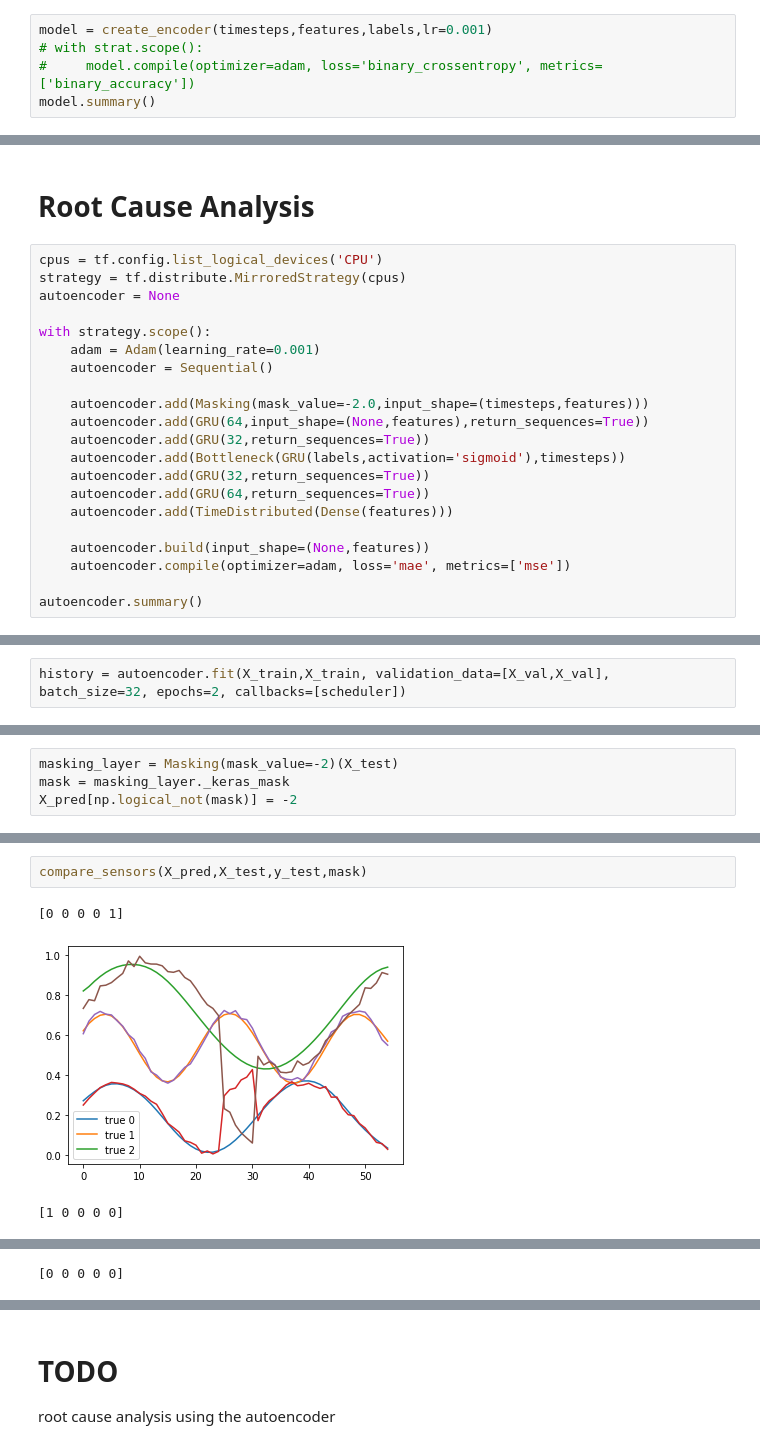
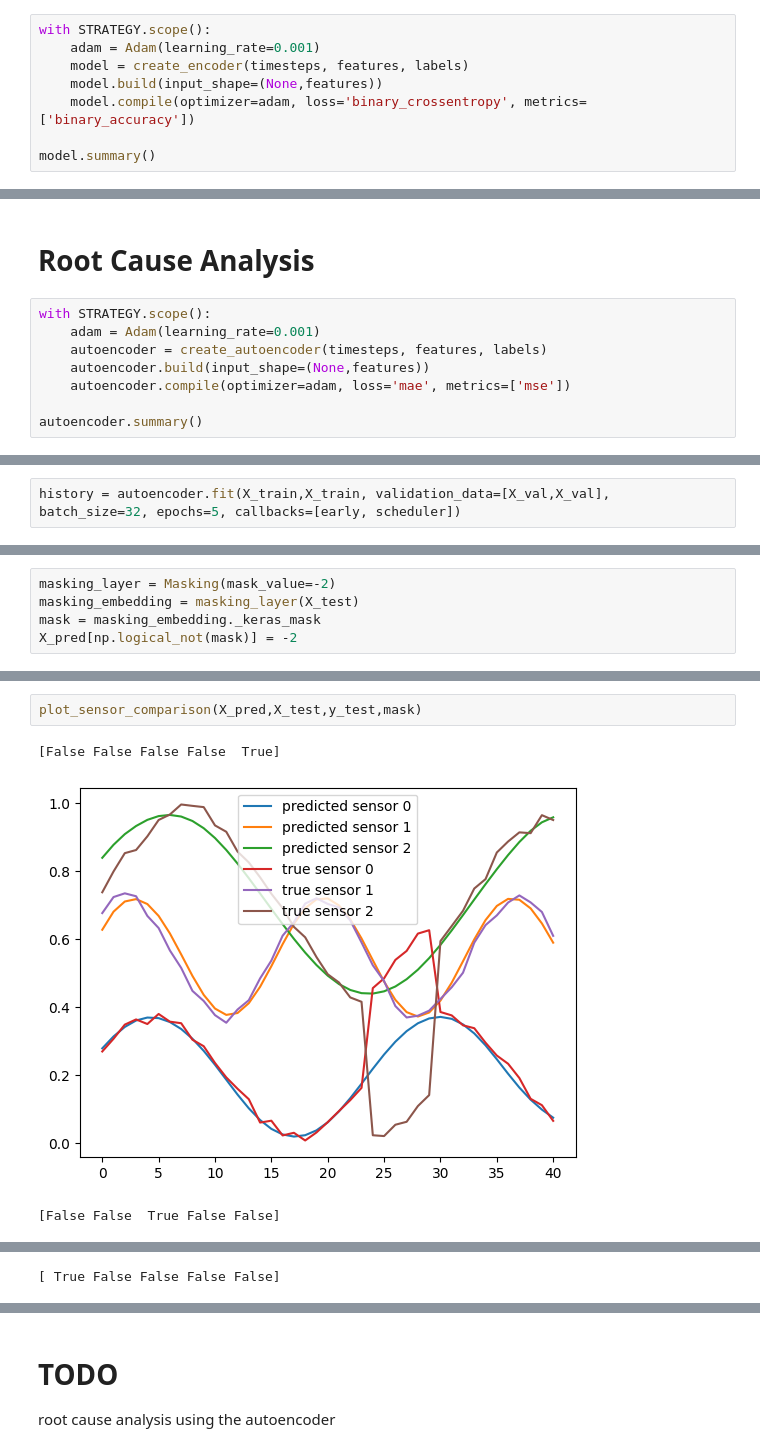
Before and after one commit to lucapl/Candy-Learning, a Jupyter notebook: report.ipynb, the cells around one changed output, grey strips where cells are left out. Drawn from its saved outputs; the diff is of its cells as text.

```diff
--- a/report.ipynb
+++ b/report.ipynb
@@ -105,8 +108,11 @@ X_val,y_val = X[val_idx],y[val_idx]
 # %% [markdown]
 # The Model
 # %%
-model = create_encoder(timesteps,features,labels,lr=0.001)
-# with strat.scope():
-#     model.compile(optimizer=adam, loss='binary_crossentropy', metrics=['binary_accuracy'])
+with STRATEGY.scope():
+	adam = Adam(learning_rate=0.001)
+	model = create_encoder(timesteps, features, labels)
+	model.build(input_shape=(None,features))
+	model.compile(optimizer=adam, loss='binary_crossentropy', metrics=['binary_accuracy'])
+
 model.summary()
 # %% [output]
@@ -214,22 +230,9 @@ array([[0, 0, 0, 0, 1],
 # %% [markdown]
 # Root Cause Analysis
 # %%
-cpus = tf.config.list_logical_devices('CPU')
-strategy = tf.distribute.MirroredStrategy(cpus)
-autoencoder = None
-
-with strategy.scope():
+with STRATEGY.scope():
 	adam = Adam(learning_rate=0.001)
-	autoencoder = Sequential()
-
-	autoencoder.add(Masking(mask_value=-2.0,input_shape=(timesteps,features)))
-	autoencoder.add(GRU(64,input_shape=(None,features),return_sequences=True))
-	autoencoder.add(GRU(32,return_sequences=True))
-	autoencoder.add(Bottleneck(GRU(labels,activation='sigmoid'),timesteps))
-	autoencoder.add(GRU(32,return_sequences=True))
-	autoencoder.add(GRU(64,return_sequences=True))
-	autoencoder.add(TimeDistributed(Dense(features)))
-
+	autoencoder = create_autoencoder(timesteps, features, labels)
 	autoencoder.build(input_shape=(None,features))
 	autoencoder.compile(optimizer=adam, loss='mae', metrics=['mse'])
 
@@ -259,3 +262,3 @@ plot_model(autoencoder)
 # %%
-history = autoencoder.fit(X_train,X_train, validation_data=[X_val,X_val], batch_size=32, epochs=2, callbacks=[scheduler])
+history = autoencoder.fit(X_train,X_train, validation_data=[X_val,X_val], batch_size=32, epochs=5, callbacks=[early, scheduler])
 # %% [output]
@@ -275,4 +294,5 @@ autoencoder.evaluate(X_test,X_test)
 # %%
-masking_layer = Masking(mask_value=-2)(X_test)
-mask = masking_layer._keras_mask
+masking_layer = Masking(mask_value=-2)
+masking_embedding = masking_layer(X_test)
+mask = masking_embedding._keras_mask
 X_pred[np.logical_not(mask)] = -2
@@ -283,6 +310,6 @@ keras.src.callbacks.History
 # %%
-compare_sensors(X_pred,X_test,y_test,mask)
+plot_sensor_comparison(X_pred,X_test,y_test,mask)
 # %% [output]
-[0 0 0 0 1]
+[False False False False  True]
-[figure, old version]
+[figure, new version]
-[1 0 0 0 0]
+[False False  True False False]
@@ -290 +317 @@ compare_sensors(X_pred,X_test,y_test,mask)
-[0 0 0 0 0]
+[ True False False False False]
```
Also changed, not shown: parts of 24 cells of this notebook, 5 other files.
